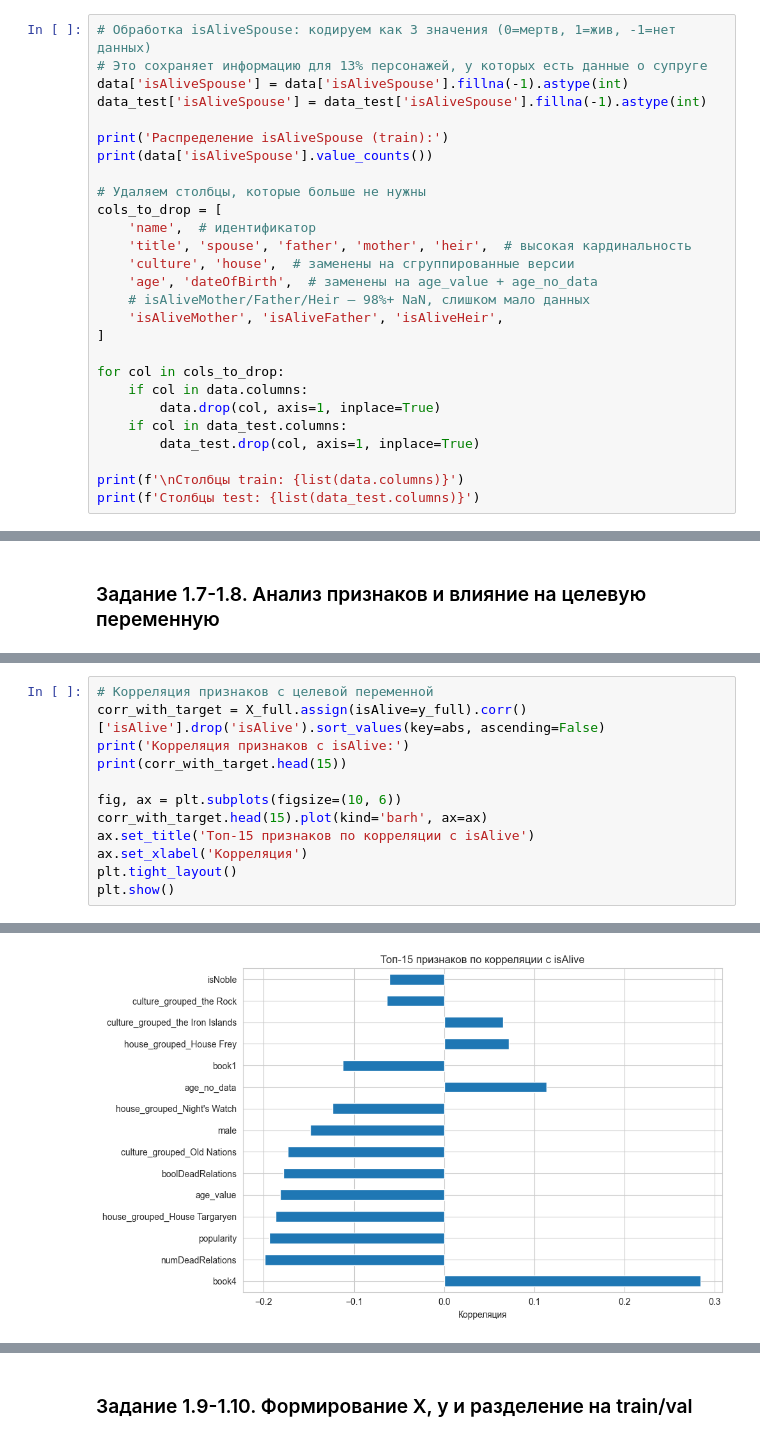
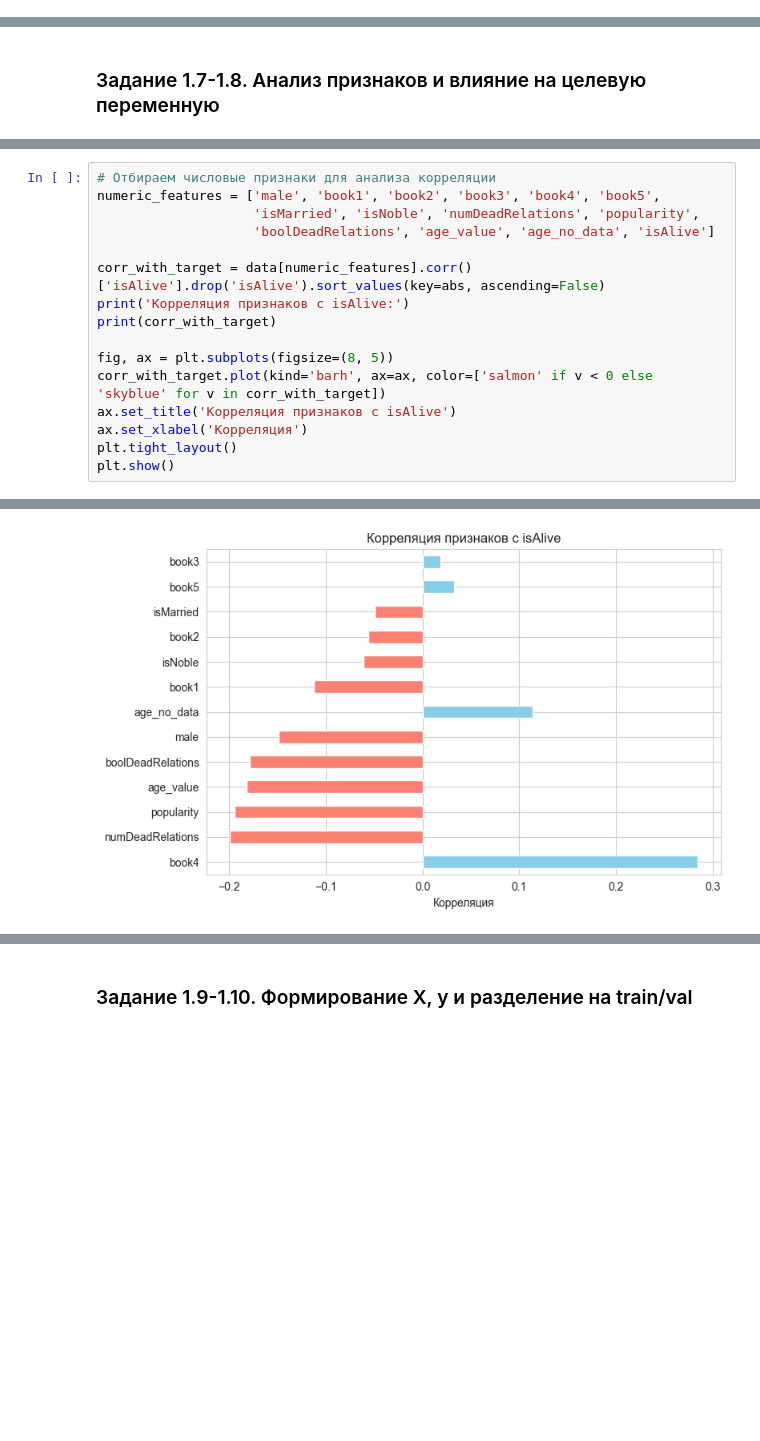
Before and after one commit to klezyk/MFTI, a Jupyter notebook: 4.1 Домашнее задание. Основы машинного обучения/solution.ipynb, the cells around one changed output, grey strips where cells are left out. Cells and saved outputs as stored; diff of their text form; blank space fills up the shorter version.

```diff
--- a/4.1 Домашнее задание. Основы машинного обучения/solution.ipynb
+++ b/4.1 Домашнее задание. Основы машинного обучения/solution.ipynb
@@ -345,27 +313,0 @@ Name: count, dtype: int64
-# %%
-# Обработка isAliveSpouse: кодируем как 3 значения (0=мертв, 1=жив, -1=нет данных)
-# Это сохраняет информацию для 13% персонажей, у которых есть данные о супруге
-data['isAliveSpouse'] = data['isAliveSpouse'].fillna(-1).astype(int)
-data_test['isAliveSpouse'] = data_test['isAliveSpouse'].fillna(-1).astype(int)
-
-print('Распределение isAliveSpouse (train):')
-print(data['isAliveSpouse'].value_counts())
-
-# Удаляем столбцы, которые больше не нужны
-cols_to_drop = [
-    'name',  # идентификатор
-    'title', 'spouse', 'father', 'mother', 'heir',  # высокая кардинальность
-    'culture', 'house',  # заменены на сгруппированные версии
-    'age', 'dateOfBirth',  # заменены на age_value + age_no_data
-    # isAliveMother/Father/Heir — 98%+ NaN, слишком мало данных
-    'isAliveMother', 'isAliveFather', 'isAliveHeir',
-]
-
-for col in cols_to_drop:
-    if col in data.columns:
-        data.drop(col, axis=1, inplace=True)
-    if col in data_test.columns:
-        data_test.drop(col, axis=1, inplace=True)
-
-print(f'\nСтолбцы train: {list(data.columns)}')
-print(f'Столбцы test: {list(data_test.columns)}')
@@ -414,12 +367,16 @@ NaN train: 0, NaN test: 0
 # %%
-# Корреляция признаков с целевой переменной
-corr_with_target = X_full.assign(isAlive=y_full).corr()['isAlive'].drop('isAlive').sort_values(key=abs, ascending=False)
+# Отбираем числовые признаки для анализа корреляции
+numeric_features = ['male', 'book1', 'book2', 'book3', 'book4', 'book5',
+                    'isMarried', 'isNoble', 'numDeadRelations', 'popularity',
+                    'boolDeadRelations', 'age_value', 'age_no_data', 'isAlive']
+
+corr_with_target = data[numeric_features].corr()['isAlive'].drop('isAlive').sort_values(key=abs, ascending=False)
 print('Корреляция признаков с isAlive:')
-print(corr_with_target.head(15))
+print(corr_with_target)
 
-fig, ax = plt.subplots(figsize=(10, 6))
-corr_with_target.head(15).plot(kind='barh', ax=ax)
-ax.set_title('Топ-15 признаков по корреляции с isAlive')
+fig, ax = plt.subplots(figsize=(8, 5))
+corr_with_target.plot(kind='barh', ax=ax, color=['salmon' if v < 0 else 'skyblue' for v in corr_with_target])
+ax.set_title('Корреляция признаков с isAlive')
 ax.set_xlabel('Корреляция')
 plt.tight_layout()
 plt.show()
@@ -443,4 +398,4 @@ isNoble                            -0.060572
 Name: isAlive, dtype: float64
-[figure, old version]
+[figure, new version]
 # %%
 # Сравнение средних isAlive для бинарных признаков
```
Also changed, not shown: parts of 55 cells of this notebook, 2 other files.
